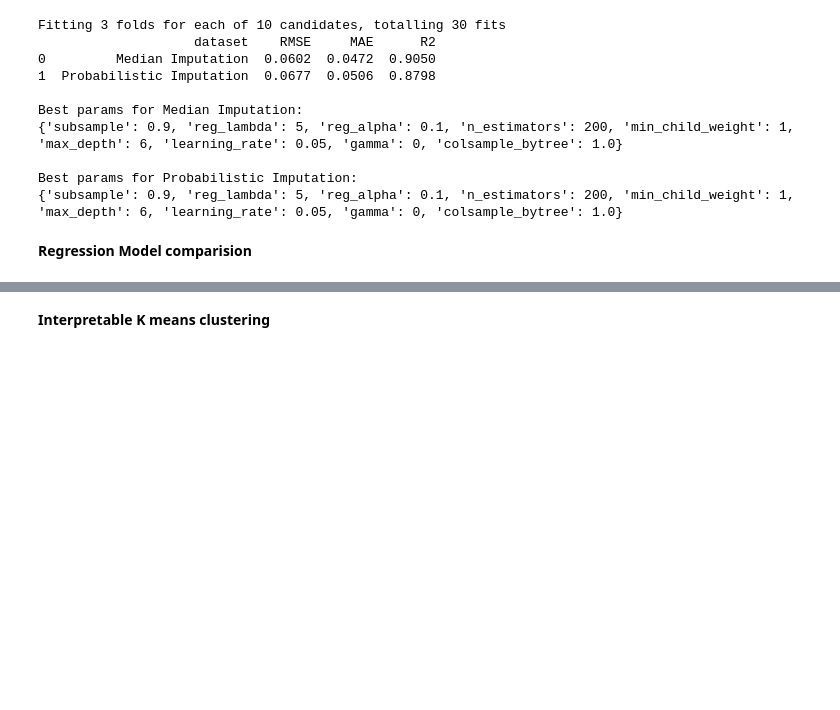
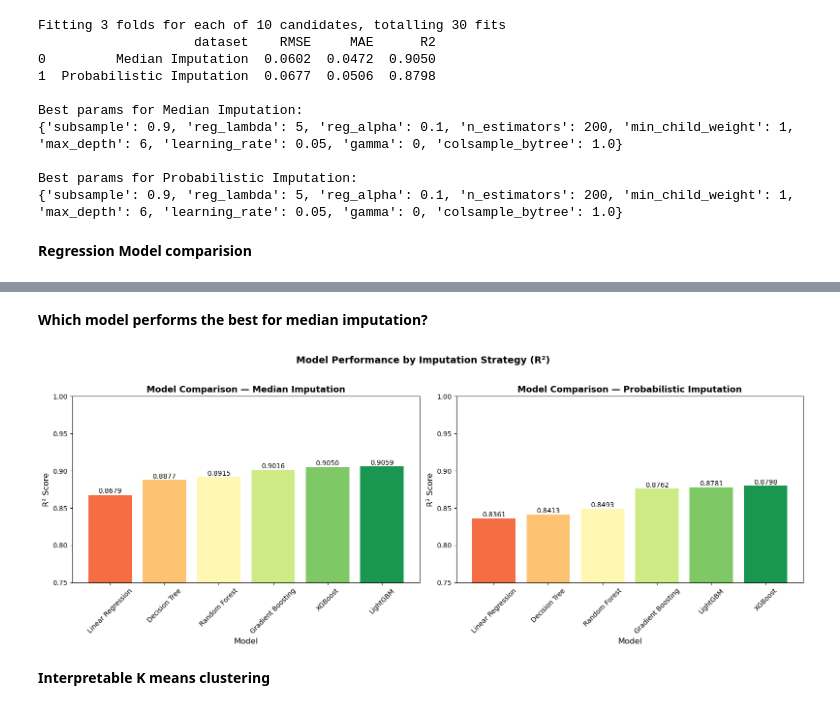
Before and after one commit to avakilov/Capstone-Project-DSC-288R, a Jupyter notebook: Milestone3_code_rundown.ipynb, the cells around one changed output, grey strips where cells are left out. Drawn from its saved outputs; the diff is of its cells as text; code cells hidden in the pictures; blank space fills up the shorter version.

```diff
--- a/Milestone3_code_rundown.ipynb
+++ b/Milestone3_code_rundown.ipynb
@@ -923,13 +1108,17 @@ gb_results_plot["model"] = "Gradient Boosting"
 xgb_results_plot = xgb_results.copy()
 xgb_results_plot["model"] = "XGBoost"
 
+dt_results_plot = dt_pruned_results.copy()
+dt_results_plot["model"] = "Decision Tree"
+
 # Combine all results
 all_model_results = pd.concat([
     linear_results,
     rf_results_plot,
     lgb_results_plot,
     gb_results_plot,
-    xgb_results_plot
+    xgb_results_plot,
+    dt_results_plot
 ], ignore_index=True)
 
 print(all_model_results.round(4))
@@ -948,2 +1139,41 @@ print(all_model_results.round(4))
+# %% [markdown]
+**Which model performs the best for median imputation?**
+# %%
+median_results = all_model_results[all_model_results["dataset"] == "Median Imputation"].sort_values("R2", ascending=True)
+prob_results = all_model_results[all_model_results["dataset"] == "Probabilistic Imputation"].sort_values("R2", ascending=True)
+
+fig, axes = plt.subplots(1, 2, figsize=(16, 6))
+
+colors = plt.cm.RdYlGn(np.linspace(0.2, 0.9, len(median_results)))
+
+# Median Imputation
+bars1 = axes[0].bar(median_results["model"], median_results["R2"], color=colors)
+axes[0].set_ylabel("R² Score", fontsize=12)
+axes[0].set_xlabel("Model", fontsize=12)
+axes[0].set_title("Model Comparison — Median Imputation", fontsize=13, fontweight="bold")
+axes[0].set_ylim(0.75, 1.0)
+axes[0].tick_params(axis='x', rotation=45)
+for bar, val in zip(bars1, median_results["R2"]):
+    axes[0].text(bar.get_x() + bar.get_width()/2, bar.get_height() + 0.002,
+                 f"{val:.4f}", ha="center", fontsize=10)
+
+# Probabilistic Imputation
+prob_colors = plt.cm.RdYlGn(np.linspace(0.2, 0.9, len(prob_results)))
+bars2 = axes[1].bar(prob_results["model"], prob_results["R2"], color=prob_colors)
+axes[1].set_ylabel("R² Score", fontsize=12)
+axes[1].set_xlabel("Model", fontsize=12)
+axes[1].set_title("Model Comparison — Probabilistic Imputation", fontsize=13, fontweight="bold")
+axes[1].set_ylim(0.75, 1.0)
+axes[1].tick_params(axis='x', rotation=45)
+for bar, val in zip(bars2, prob_results["R2"]):
+    axes[1].text(bar.get_x() + bar.get_width()/2, bar.get_height() + 0.002,
+                 f"{val:.4f}", ha="center", fontsize=10)
+
+plt.suptitle("Model Performance by Imputation Strategy (R²)", fontsize=14, fontweight="bold", y=1.02)
+plt.tight_layout()
+plt.savefig("model_comparison_r2.png", dpi=150, bbox_inches="tight")
+plt.show()
+# %% [output]
+[figure, added]
 # %% [markdown]
 **Interpretable K means clustering**
```
Also changed, not shown: parts of 24 cells of this notebook.
